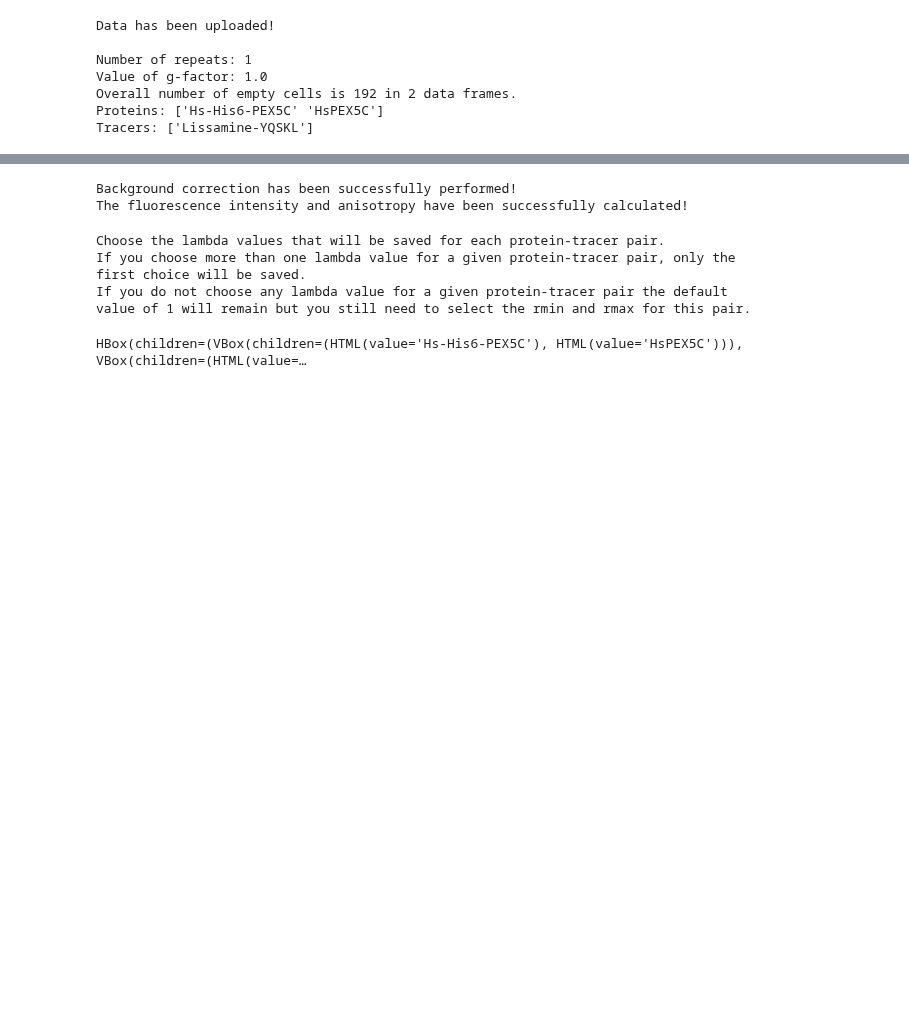
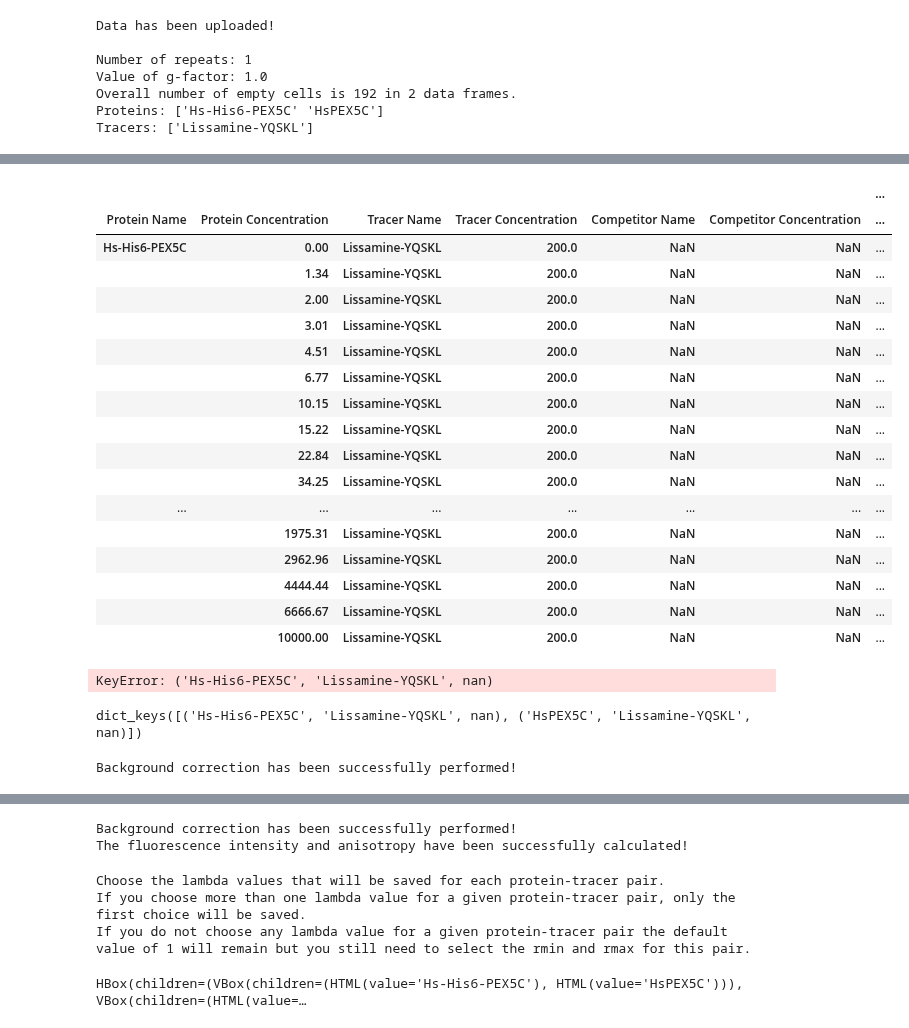
Before and after one commit to mariuszlas/Fluorescence-Anisotropy-Analysis-Development, a Jupyter notebook: fluorescenceanisotropy/fluores_anisotropy.ipynb, the cells around one changed output, grey strips where cells are left out. Drawn from its saved outputs; the diff is of its cells as text; code cells hidden in the pictures; blank space fills up the shorter version.

```diff
--- a/fluorescenceanisotropy/fluores_anisotropy.ipynb
+++ b/fluorescenceanisotropy/fluores_anisotropy.ipynb
@@ -1421,0 +1445,5 @@ Tracers: ['Lissamine-YQSKL']
+# %%
+data = my_data1.data_dict['repeat_1']['data']['p']
+platemap = my_data1.plate_map
+platemap_t = my_data1t.plate_map
+platemap_c = my_data1c.plate_map
@@ -1421,0 +1474,2 @@ Tracers: ['Lissamine-YQSKL']
+# %%
+p = bckg_correct(data, platemap)
@@ -1421,0 +1544,52 @@ Tracers: ['Lissamine-YQSKL']
+# %%
+#def calc_mean(df, plate_map, t_type):
+
+join = platemap.join(p)   # join anisotropy or intensity values to platemap
+subset = join[(join['Type'] != 'blank') & (join['Type'] != 'empty')]   # use only the non-blank and non-empty cells
+noidx = subset.reset_index()
+
+group = noidx.groupby(['Protein Name','Protein Concentration','Tracer Name','Tracer Concentration','Competitor Name','Competitor Concentration'], dropna=False)
+mean = group.mean()
+std = group.std()
+sem = group.sem()
+meanr = mean.rename(columns={mean.columns[-1]: 'mean'}).drop('Valid', axis=1)
+stdr = std.rename(columns={std.columns[-1]: 'std'}).drop('Valid', axis=1)   # rename the std column and remove the 'Valid' column
+semr = sem.rename(columns={sem.columns[-1]: 'sem'}).drop('Valid', axis=1)   # rename the sem column and remove the 'Valid' column
+
+merge = pd.concat([meanr, stdr, semr], axis=1)
+tosplit = merge.reset_index()   # remove multiindex
+split = dict(tuple(tosplit.groupby(['Protein Name', 'Tracer Name', 'Competitor Name'], dropna=False)))   # split df based on multiindex so that a new df is created for each unique combination of protein and tracer
+#return split
+# %%
+mean
+# %% [output]
+|  |  |  |  |  |  | ... |
+| Protein Name | Protein Concentration | Tracer Name | Tracer Concentration | Competitor Name | Competitor Concentration | ... |
+| Hs-His6-PEX5C | 0.00 | Lissamine-YQSKL | 200.0 | NaN | NaN | ... |
+|  | 1.34 | Lissamine-YQSKL | 200.0 | NaN | NaN | ... |
+|  | 2.00 | Lissamine-YQSKL | 200.0 | NaN | NaN | ... |
+|  | 3.01 | Lissamine-YQSKL | 200.0 | NaN | NaN | ... |
+|  | 4.51 | Lissamine-YQSKL | 200.0 | NaN | NaN | ... |
+|  | 6.77 | Lissamine-YQSKL | 200.0 | NaN | NaN | ... |
+|  | 10.15 | Lissamine-YQSKL | 200.0 | NaN | NaN | ... |
+|  | 15.22 | Lissamine-YQSKL | 200.0 | NaN | NaN | ... |
+|  | 22.84 | Lissamine-YQSKL | 200.0 | NaN | NaN | ... |
+|  | 34.25 | Lissamine-YQSKL | 200.0 | NaN | NaN | ... |
+| ... | ... | ... | ... | ... | ... | ... |
+|  | 1975.31 | Lissamine-YQSKL | 200.0 | NaN | NaN | ... |
+|  | 2962.96 | Lissamine-YQSKL | 200.0 | NaN | NaN | ... |
+|  | 4444.44 | Lissamine-YQSKL | 200.0 | NaN | NaN | ... |
+|  | 6666.67 | Lissamine-YQSKL | 200.0 | NaN | NaN | ... |
+|  | 10000.00 | Lissamine-YQSKL | 200.0 | NaN | NaN | ... |
+# %%
+split[('Hs-His6-PEX5C','Lissamine-YQSKL', np.nan)]
+# %% [output]
+KeyError: ('Hs-His6-PEX5C', 'Lissamine-YQSKL', nan)
+# %%
+split.keys()
+# %% [output]
+dict_keys([('Hs-His6-PEX5C', 'Lissamine-YQSKL', nan), ('HsPEX5C', 'Lissamine-YQSKL', nan)])
+# %%
+my_data1.background_correct()
+# %% [output]
+Background correction has been successfully performed!
```
Also changed, not shown: parts of 11 cells of this notebook.
